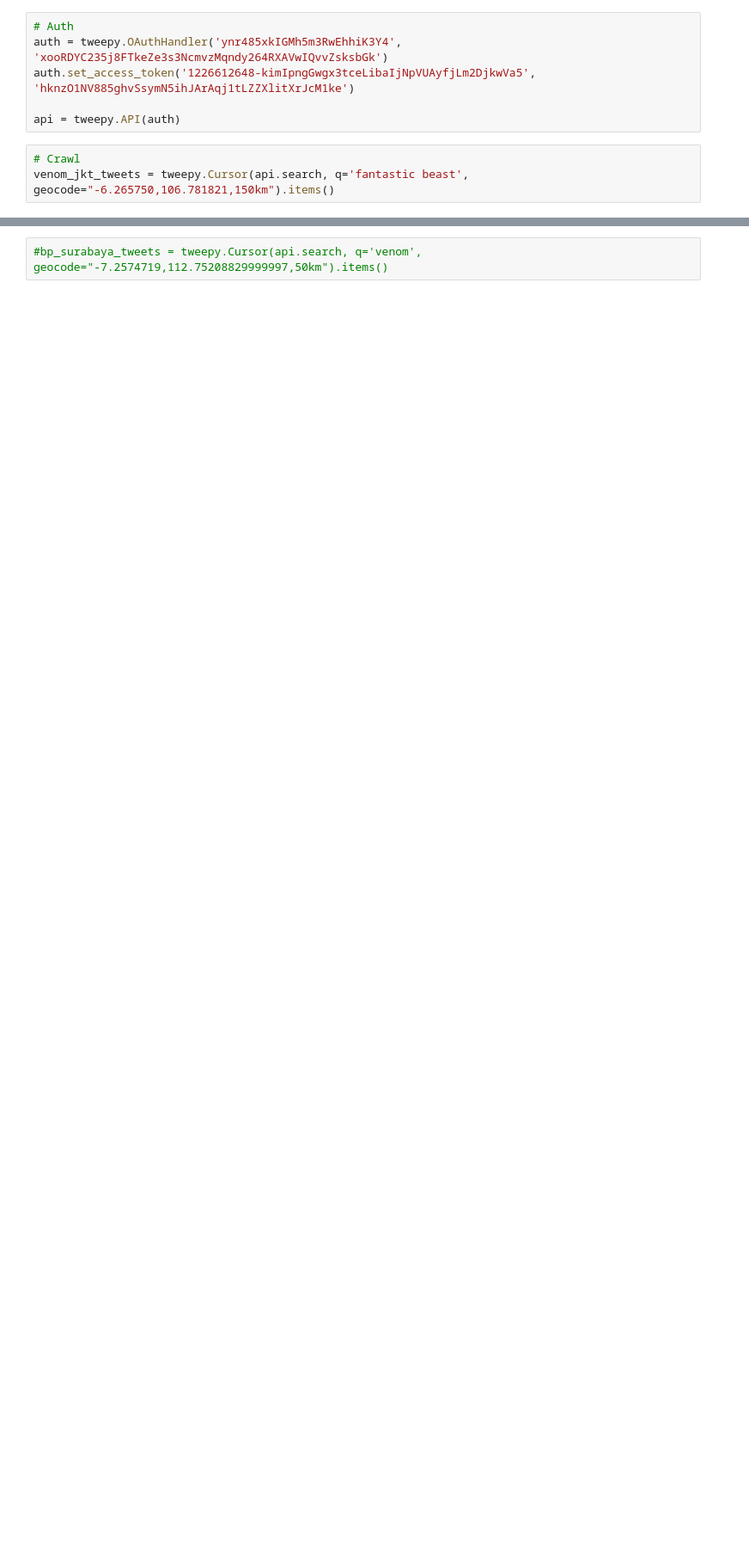
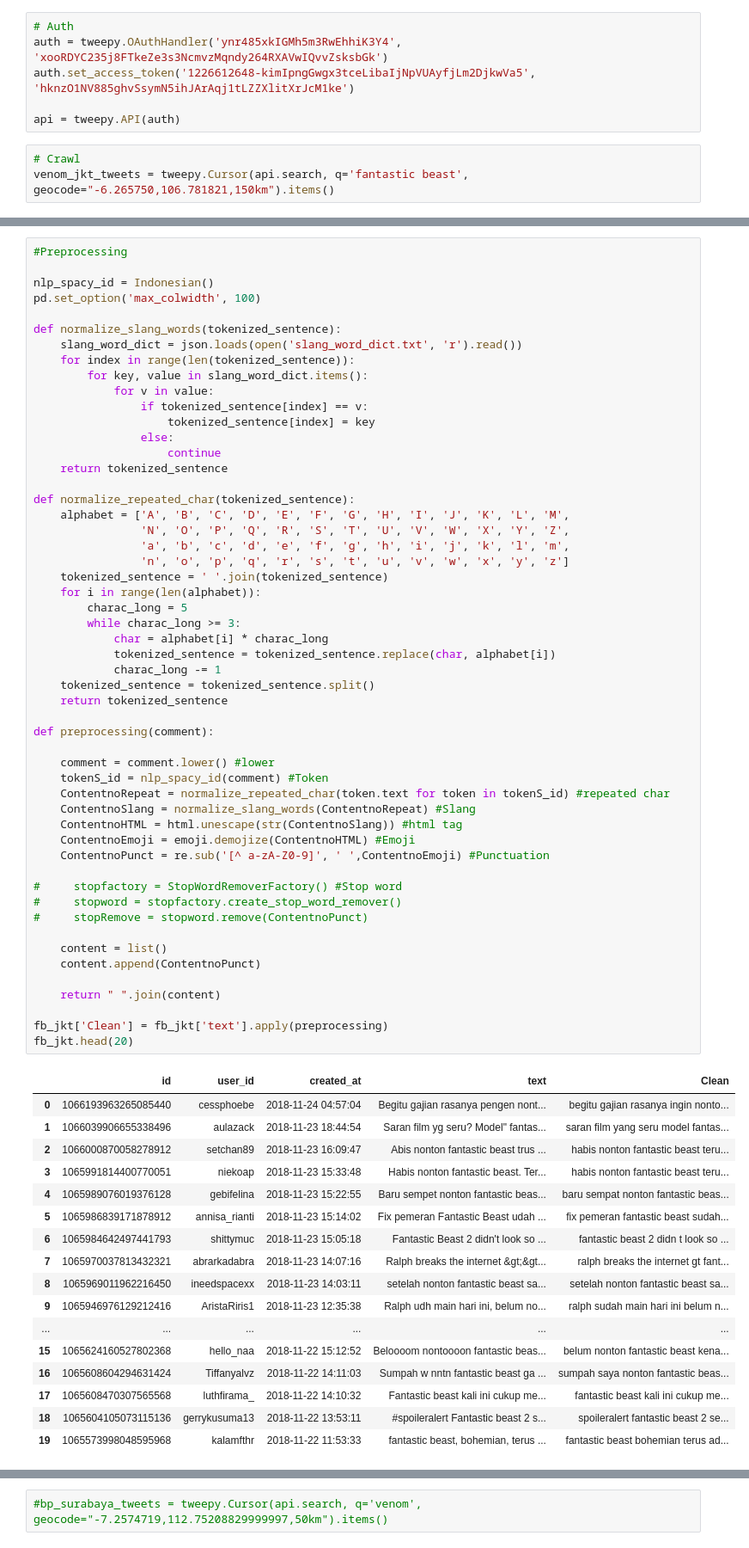
Before and after one commit to Ardhynata/SentimentAnalysisVenom, a Jupyter notebook: Venom.ipynb, the cells around one changed output, grey strips where cells are left out. Shown: that part at 86% size. Saved outputs shown, nothing was run; the diff lists cells and outputs as text; blank space fills up the shorter version.

```diff
--- a/Venom.ipynb
+++ b/Venom.ipynb
@@ -197,0 +53,71 @@ contentClear
+# %%
+#Preprocessing
+
+nlp_spacy_id = Indonesian()
+pd.set_option('max_colwidth', 100)
+
+def normalize_slang_words(tokenized_sentence):
+    slang_word_dict = json.loads(open('slang_word_dict.txt', 'r').read())
+    for index in range(len(tokenized_sentence)):
+        for key, value in slang_word_dict.items():
+            for v in value:
+                if tokenized_sentence[index] == v:
+                    tokenized_sentence[index] = key
+                else:
+                    continue
+    return tokenized_sentence
+
+def normalize_repeated_char(tokenized_sentence):
+    alphabet = ['A', 'B', 'C', 'D', 'E', 'F', 'G', 'H', 'I', 'J', 'K', 'L', 'M',
+                'N', 'O', 'P', 'Q', 'R', 'S', 'T', 'U', 'V', 'W', 'X', 'Y', 'Z',
+                'a', 'b', 'c', 'd', 'e', 'f', 'g', 'h', 'i', 'j', 'k', 'l', 'm',
+                'n', 'o', 'p', 'q', 'r', 's', 't', 'u', 'v', 'w', 'x', 'y', 'z']
+    tokenized_sentence = ' '.join(tokenized_sentence)
+    for i in range(len(alphabet)):
+        charac_long = 5
+        while charac_long >= 3:
+            char = alphabet[i] * charac_long
+            tokenized_sentence = tokenized_sentence.replace(char, alphabet[i])
+            charac_long -= 1
+    tokenized_sentence = tokenized_sentence.split()
+    return tokenized_sentence
+
+def preprocessing(comment):
+
+    comment = comment.lower() #lower
+    tokenS_id = nlp_spacy_id(comment) #Token
+    ContentnoRepeat = normalize_repeated_char(token.text for token in tokenS_id) #repeated char
+    ContentnoSlang = normalize_slang_words(ContentnoRepeat) #Slang
+    ContentnoHTML = html.unescape(str(ContentnoSlang)) #html tag
+    ContentnoEmoji = emoji.demojize(ContentnoHTML) #Emoji
+    ContentnoPunct = re.sub('[^ a-zA-Z0-9]', ' ',ContentnoEmoji) #Punctuation
+
+#     stopfactory = StopWordRemoverFactory() #Stop word
+#     stopword = stopfactory.create_stop_word_remover()
+#     stopRemove = stopword.remove(ContentnoPunct)
+
+    content = list()
+    content.append(ContentnoPunct)
+
+    return " ".join(content)
+
+fb_jkt['Clean'] = fb_jkt['text'].apply(preprocessing)
+fb_jkt.head(20)
+# %% [output]
+|  | id | user_id | created_at | text | Clean |
+| 0 | 1066193963265085440 | cessphoebe | 2018-11-24 04:57:04 | Begitu gajian rasanya pengen nont... | begitu gajian rasanya ingin nonto... |
+| 1 | 1066039906655338496 | aulazack | 2018-11-23 18:44:54 | Saran film yg seru? Model" fantas... | saran film yang seru model fantas... |
+| 2 | 1066000870058278912 | setchan89 | 2018-11-23 16:09:47 | Abis nonton fantastic beast trus ... | habis nonton fantastic beast teru... |
+| 3 | 1065991814400770051 | niekoap | 2018-11-23 15:33:48 | Habis nonton fantastic beast. Ter... | habis nonton fantastic beast teru... |
+| 4 | 1065989076019376128 | gebifelina | 2018-11-23 15:22:55 | Baru sempet nonton fantastic beas... | baru sempat nonton fantastic beas... |
+| 5 | 1065986839171878912 | annisa_rianti | 2018-11-23 15:14:02 | Fix pemeran Fantastic Beast udah ... | fix pemeran fantastic beast sudah... |
+| 6 | 1065984642497441793 | shittymuc | 2018-11-23 15:05:18 | Fantastic Beast 2 didn't look so ... | fantastic beast 2 didn t look so ... |
+| 7 | 1065970037813432321 | abrarkadabra | 2018-11-23 14:07:16 | Ralph breaks the internet &gt;&gt... | ralph breaks the internet gt fant... |
+| 8 | 1065969011962216450 | ineedspacexx | 2018-11-23 14:03:11 | setelah nonton fantastic beast sa... | setelah nonton fantastic beast sa... |
+| 9 | 1065946976129212416 | AristaRiris1 | 2018-11-23 12:35:38 | Ralph udh main hari ini, belum no... | ralph sudah main hari ini belum n... |
+| ... | ... | ... | ... | ... | ... |
+| 15 | 1065624160527802368 | hello_naa | 2018-11-22 15:12:52 | Beloooom nontoooon fantastic beas... | belum nonton fantastic beast kena... |
+| 16 | 1065608604294631424 | Tiffanyalvz | 2018-11-22 14:11:03 | Sumpah w nntn fantastic beast ga ... | sumpah saya nonton fantastic beas... |
+| 17 | 1065608470307565568 | luthfirama_ | 2018-11-22 14:10:32 | Fantastic beast kali ini cukup me... | fantastic beast kali ini cukup me... |
+| 18 | 1065604105073115136 | gerrykusuma13 | 2018-11-22 13:53:11 | #spoileralert Fantastic beast 2 s... | spoileralert fantastic beast 2 se... |
+| 19 | 1065573998048595968 | kalamfthr | 2018-11-22 11:53:33 | fantastic beast, bohemian, terus ... | fantastic beast bohemian terus ad... |
```
Also changed, not shown: parts of 10 cells of this notebook, 1 other file.
